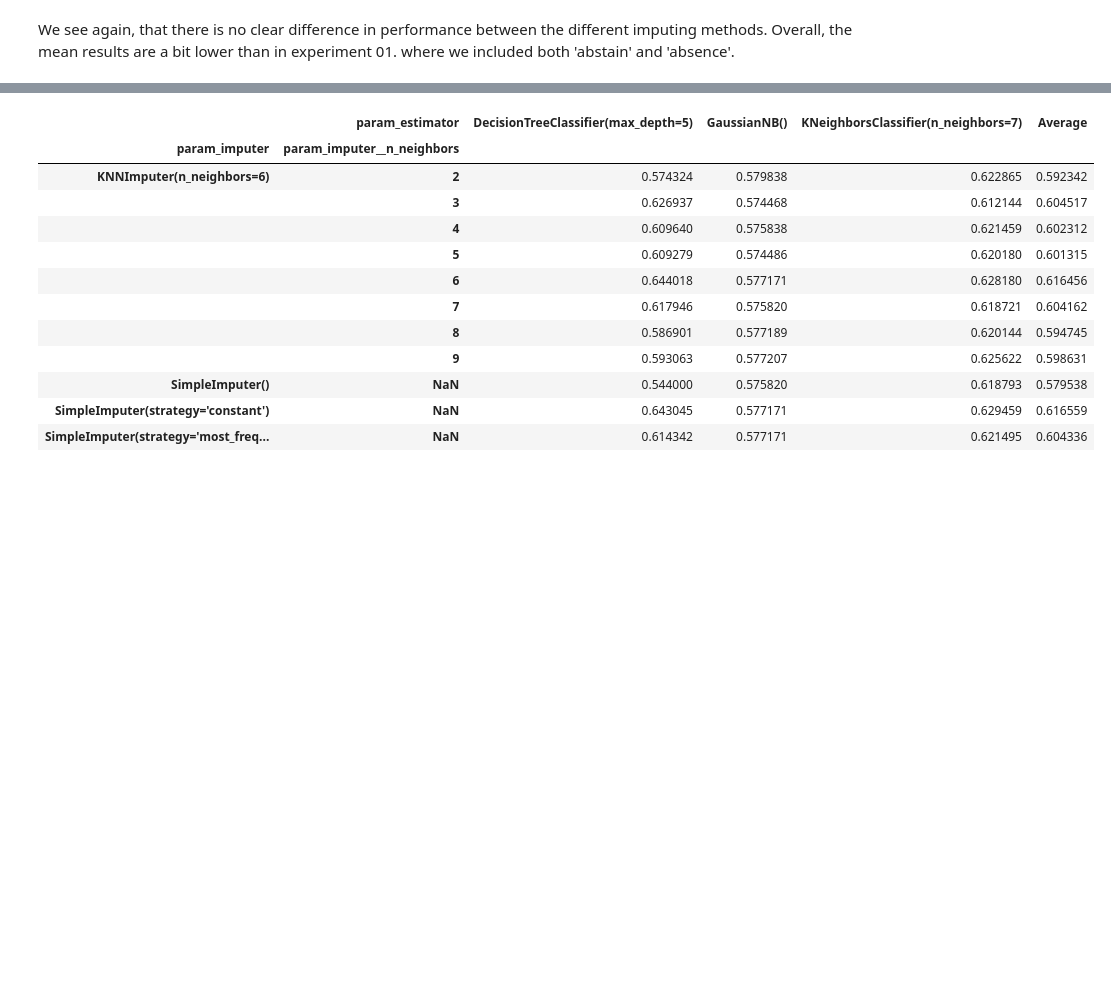
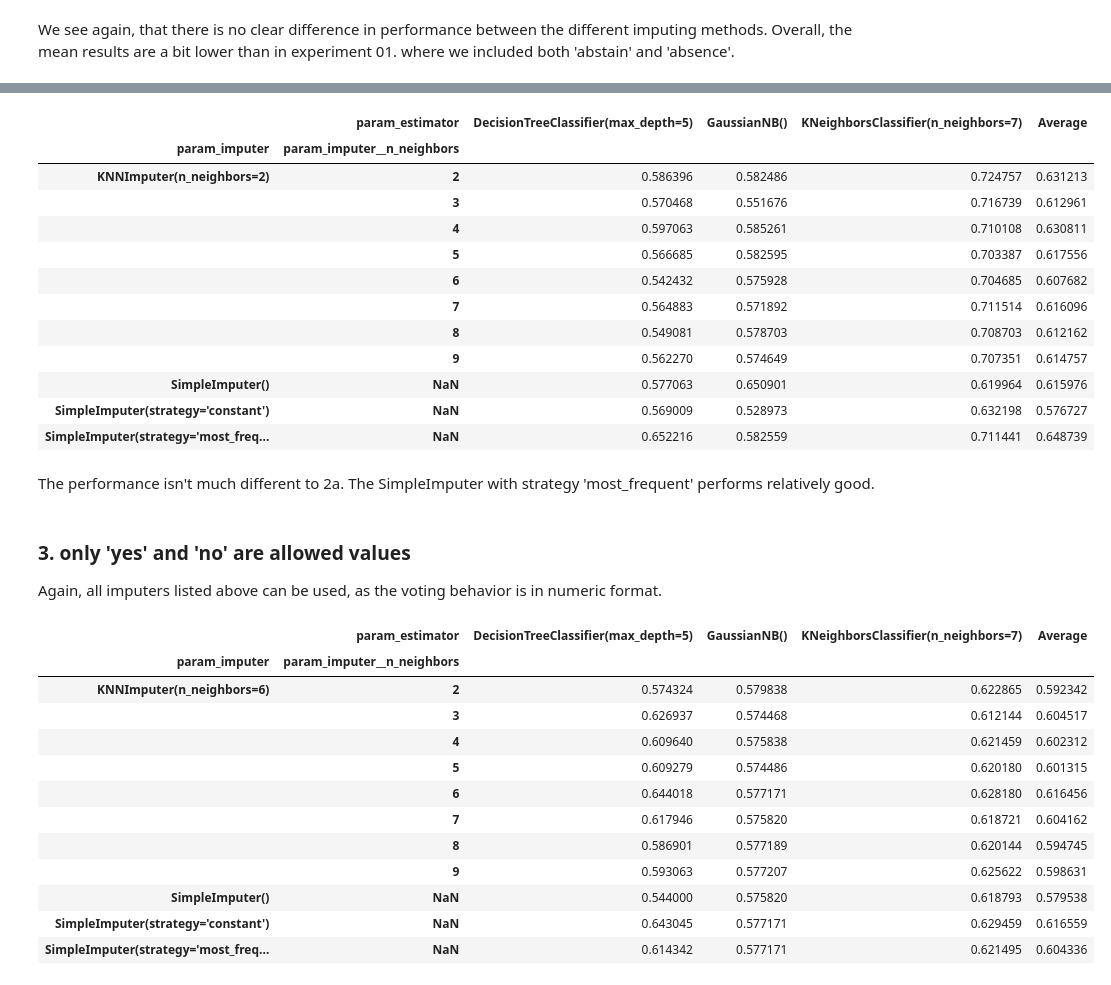
Before and after one commit to mograev/btvote, a Jupyter notebook: notebooks/1-imputing.ipynb, the cells around one changed output, grey strips where cells are left out. Cells and saved outputs as stored; diff of their text form; code cells hidden in the pictures; blank space fills up the shorter version.

```diff
--- a/notebooks/1-imputing.ipynb
+++ b/notebooks/1-imputing.ipynb
@@ -173,6 +179,51 @@ parameters = [
         'estimator': [KNeighborsClassifier(n_neighbors=7), DecisionTreeClassifier(max_depth=5), GaussianNB()],
     }
 ]
+# %%
+# ordinal pipeline without OneHotEncoder
+ordinal_pipeline = Pipeline([('imputer', None), ('balancing', RandomOverSampler()), ('estimator', None)])
+
+# transform data: 'abstain' ordinal positioned between yes and no
+btvote_data_2b = btvote_data.replace('absence', np.nan)
+btvote_data_2b = btvote_data_2b.replace('no', 0)
+btvote_data_2b = btvote_data_2b.replace('abstain', 0.5)
+btvote_data_2b = btvote_data_2b.replace('yes', 1)
+
+# create the grid search instance
+grid_search_estimator = GridSearchCV(ordinal_pipeline, parameters, scoring=f1, cv=stratified_10_fold_cv, error_score='raise')
+
+# run the grid search
+grid_search_estimator.fit(btvote_data_2b, btvote_target)
+
+# results of all hyper-parameter combinations
+results = pd.DataFrame(grid_search_estimator.cv_results_)
+
+# pivot the results for better visualization
+results['param_imputer'] = results['param_imputer'].astype(str)
+results['param_estimator'] = results['param_estimator'].astype(str)
+pivoted_results = results.pivot(index=['param_imputer','param_imputer__n_neighbors'], columns='param_estimator', values='mean_test_score')
+pivoted_results['Average'] = pivoted_results[['DecisionTreeClassifier(max_depth=5)','GaussianNB()','KNeighborsClassifier(n_neighbors=7)']].mean(axis=1)
+display(pivoted_results)
+# %% [output]
+|  | param_estimator | DecisionTreeClassifier(max_depth=5) | GaussianNB() | KNeighborsClassifier(n_neighbors=7) | Average |
+| param_imputer | param_imputer__n_neighbors |  |  |  |  |
+| KNNImputer(n_neighbors=2) | 2 | 0.586396 | 0.582486 | 0.724757 | 0.631213 |
+|  | 3 | 0.570468 | 0.551676 | 0.716739 | 0.612961 |
+|  | 4 | 0.597063 | 0.585261 | 0.710108 | 0.630811 |
+|  | 5 | 0.566685 | 0.582595 | 0.703387 | 0.617556 |
+|  | 6 | 0.542432 | 0.575928 | 0.704685 | 0.607682 |
+|  | 7 | 0.564883 | 0.571892 | 0.711514 | 0.616096 |
+|  | 8 | 0.549081 | 0.578703 | 0.708703 | 0.612162 |
+|  | 9 | 0.562270 | 0.574649 | 0.707351 | 0.614757 |
+| SimpleImputer() | NaN | 0.577063 | 0.650901 | 0.619964 | 0.615976 |
+| SimpleImputer(strategy='constant') | NaN | 0.569009 | 0.528973 | 0.632198 | 0.576727 |
+| SimpleImputer(strategy='most_freq... | NaN | 0.652216 | 0.582559 | 0.711441 | 0.648739 |
+# %% [markdown]
+The performance isn't much different to 2a. The SimpleImputer with strategy 'most_frequent' performs relatively good.
+# %% [markdown]
+### 3. only 'yes' and 'no' are allowed values
+
+Again, all imputers listed above can be used, as the voting behavior is in numeric format.
 # %%
 btvote_data_3 = btvote_data.replace(['absence','abstain'], np.nan)
 
```
Also changed, not shown: parts of 5 cells of this notebook.
